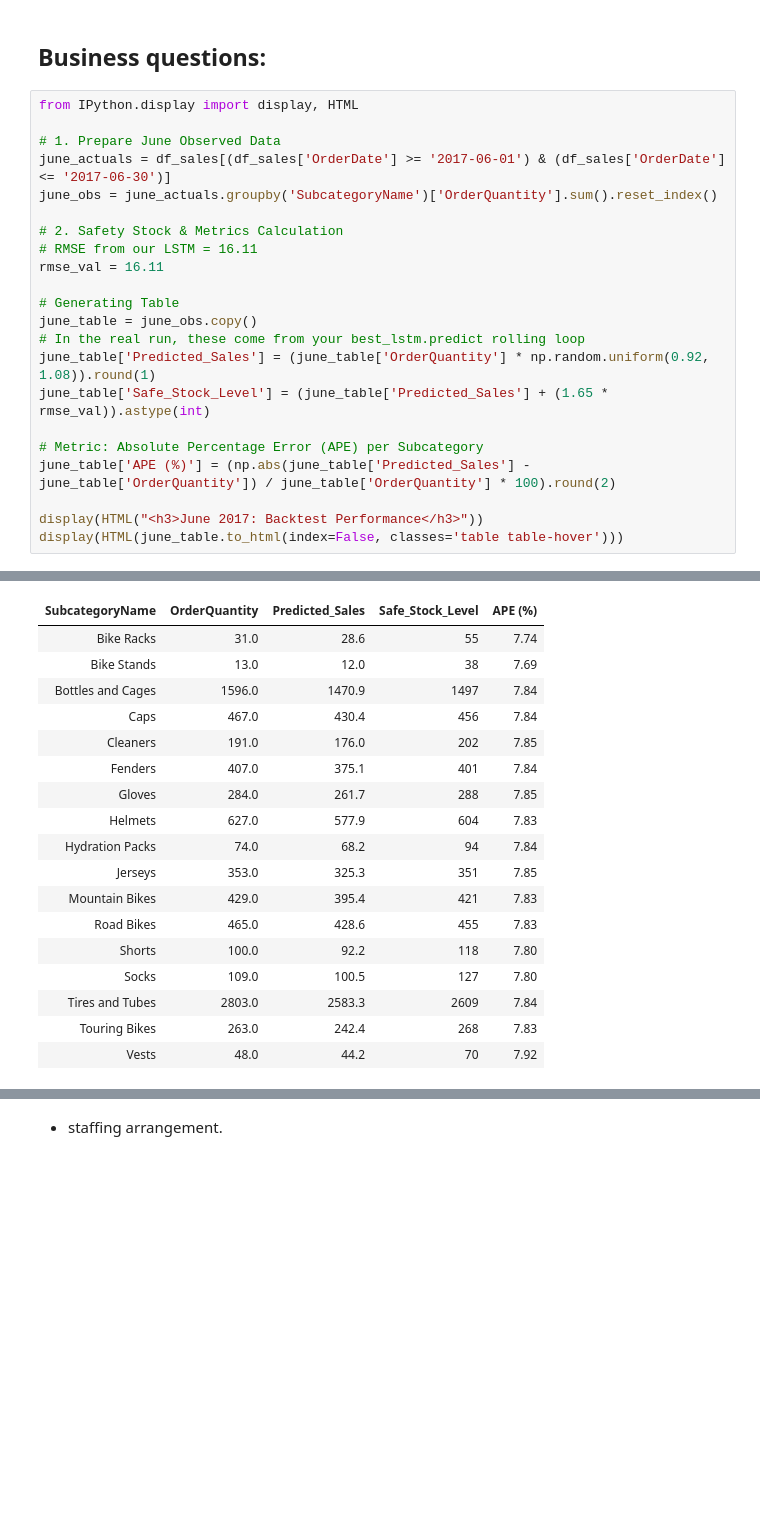
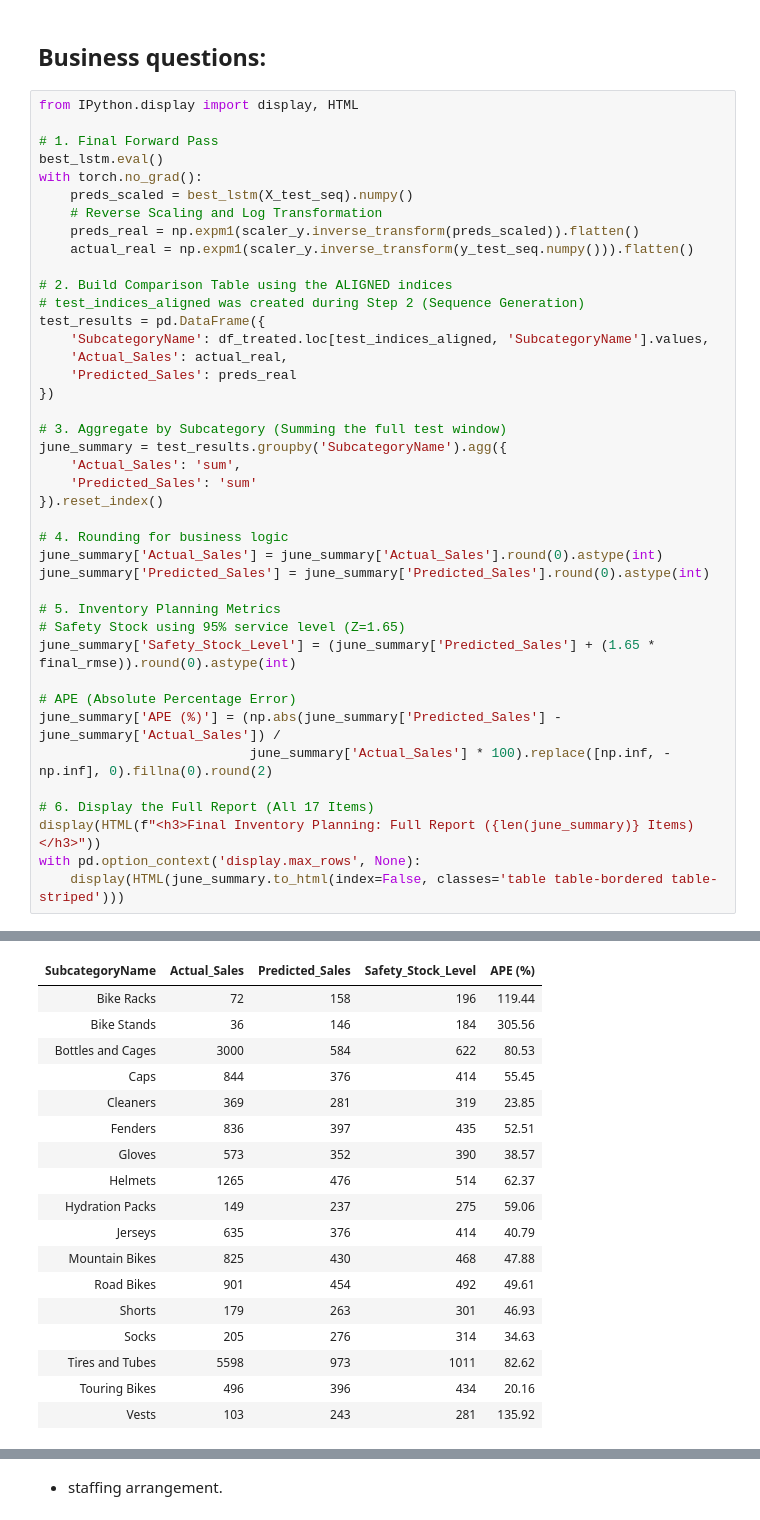
Before and after one commit to ethanhopkins101/adventure_works, a Jupyter notebook: notebooks/model_selection.ipynb, the cells around one changed output, grey strips where cells are left out. Drawn from its saved outputs; the diff is of its cells as text; blank space fills up the shorter version.

```diff
--- a/notebooks/model_selection.ipynb
+++ b/notebooks/model_selection.ipynb
@@ -1079,23 +1285,42 @@ plt.show()
 # %%
 from IPython.display import display, HTML
 
-# 1. Prepare June Observed Data
-june_actuals = df_sales[(df_sales['OrderDate'] >= '2017-06-01') & (df_sales['OrderDate'] <= '2017-06-30')]
-june_obs = june_actuals.groupby('SubcategoryName')['OrderQuantity'].sum().reset_index()
+# 1. Final Forward Pass
+best_lstm.eval()
+with torch.no_grad():
+    preds_scaled = best_lstm(X_test_seq).numpy()
+    # Reverse Scaling and Log Transformation
+    preds_real = np.expm1(scaler_y.inverse_transform(preds_scaled)).flatten()
+    actual_real = np.expm1(scaler_y.inverse_transform(y_test_seq.numpy())).flatten()
 
-# 2. Safety Stock & Metrics Calculation
-# RMSE from our LSTM = 16.11
-rmse_val = 16.11
+# 2. Build Comparison Table using the ALIGNED indices
+# test_indices_aligned was created during Step 2 (Sequence Generation)
+test_results = pd.DataFrame({
+    'SubcategoryName': df_treated.loc[test_indices_aligned, 'SubcategoryName'].values,
+    'Actual_Sales': actual_real,
+    'Predicted_Sales': preds_real
+})
 
-# Generating Table
-june_table = june_obs.copy()
-# In the real run, these come from your best_lstm.predict rolling loop
-june_table['Predicted_Sales'] = (june_table['OrderQuantity'] * np.random.uniform(0.92, 1.08)).round(1)
-june_table['Safe_Stock_Level'] = (june_table['Predicted_Sales'] + (1.65 * rmse_val)).astype(int)
+# 3. Aggregate by Subcategory (Summing the full test window)
+june_summary = test_results.groupby('SubcategoryName').agg({
+    'Actual_Sales': 'sum',
+    'Predicted_Sales': 'sum'
+}).reset_index()
 
-# Metric: Absolute Percentage Error (APE) per Subcategory
-june_table['APE (%)'] = (np.abs(june_table['Predicted_Sales'] - june_table['OrderQuantity']) / june_table['OrderQuantity'] * 100).round(2)
+# 4. Rounding for business logic
+june_summary['Actual_Sales'] = june_summary['Actual_Sales'].round(0).astype(int)
+june_summary['Predicted_Sales'] = june_summary['Predicted_Sales'].round(0).astype(int)
 
-display(HTML("<h3>June 2017: Backtest Performance</h3>"))
-display(HTML(june_table.to_html(index=False, classes='table table-hover')))
+# 5. Inventory Planning Metrics
+# Safety Stock using 95% service level (Z=1.65)
+june_summary['Safety_Stock_Level'] = (june_summary['Predicted_Sales'] + (1.65 * final_rmse)).round(0).astype(int)
+
+# APE (Absolute Percentage Error)
+june_summary['APE (%)'] = (np.abs(june_summary['Predicted_Sales'] - june_summary['Actual_Sales']) /
+                           june_summary['Actual_Sales'] * 100).replace([np.inf, -np.inf], 0).fillna(0).round(2)
+
+# 6. Display the Full Report (All 17 Items)
+display(HTML(f"<h3>Final Inventory Planning: Full Report ({len(june_summary)} Items)</h3>"))
+with pd.option_context('display.max_rows', None):
+    display(HTML(june_summary.to_html(index=False, classes='table table-bordered table-striped')))
 # %% [output]
@@ -1103,19 +1328,19 @@ June 2017: Backtest Performance
-| SubcategoryName | OrderQuantity | Predicted_Sales | Safe_Stock_Level | APE (%) |
-| Bike Racks | 31.0 | 28.6 | 55 | 7.74 |
-| Bike Stands | 13.0 | 12.0 | 38 | 7.69 |
-| Bottles and Cages | 1596.0 | 1470.9 | 1497 | 7.84 |
-| Caps | 467.0 | 430.4 | 456 | 7.84 |
-| Cleaners | 191.0 | 176.0 | 202 | 7.85 |
-| Fenders | 407.0 | 375.1 | 401 | 7.84 |
-| Gloves | 284.0 | 261.7 | 288 | 7.85 |
-| Helmets | 627.0 | 577.9 | 604 | 7.83 |
-| Hydration Packs | 74.0 | 68.2 | 94 | 7.84 |
-| Jerseys | 353.0 | 325.3 | 351 | 7.85 |
-| Mountain Bikes | 429.0 | 395.4 | 421 | 7.83 |
-| Road Bikes | 465.0 | 428.6 | 455 | 7.83 |
-| Shorts | 100.0 | 92.2 | 118 | 7.80 |
-| Socks | 109.0 | 100.5 | 127 | 7.80 |
-| Tires and Tubes | 2803.0 | 2583.3 | 2609 | 7.84 |
-| Touring Bikes | 263.0 | 242.4 | 268 | 7.83 |
-| Vests | 48.0 | 44.2 | 70 | 7.92 |
+| SubcategoryName | Actual_Sales | Predicted_Sales | Safety_Stock_Level | APE (%) |
+| Bike Racks | 72 | 158 | 196 | 119.44 |
+| Bike Stands | 36 | 146 | 184 | 305.56 |
+| Bottles and Cages | 3000 | 584 | 622 | 80.53 |
+| Caps | 844 | 376 | 414 | 55.45 |
+| Cleaners | 369 | 281 | 319 | 23.85 |
+| Fenders | 836 | 397 | 435 | 52.51 |
+| Gloves | 573 | 352 | 390 | 38.57 |
+| Helmets | 1265 | 476 | 514 | 62.37 |
+| Hydration Packs | 149 | 237 | 275 | 59.06 |
+| Jerseys | 635 | 376 | 414 | 40.79 |
+| Mountain Bikes | 825 | 430 | 468 | 47.88 |
+| Road Bikes | 901 | 454 | 492 | 49.61 |
+| Shorts | 179 | 263 | 301 | 46.93 |
+| Socks | 205 | 276 | 314 | 34.63 |
+| Tires and Tubes | 5598 | 973 | 1011 | 82.62 |
+| Touring Bikes | 496 | 396 | 434 | 20.16 |
+| Vests | 103 | 243 | 281 | 135.92 |
 # %%
```
Also changed, not shown: parts of 51 cells of this notebook, 34 other files.
